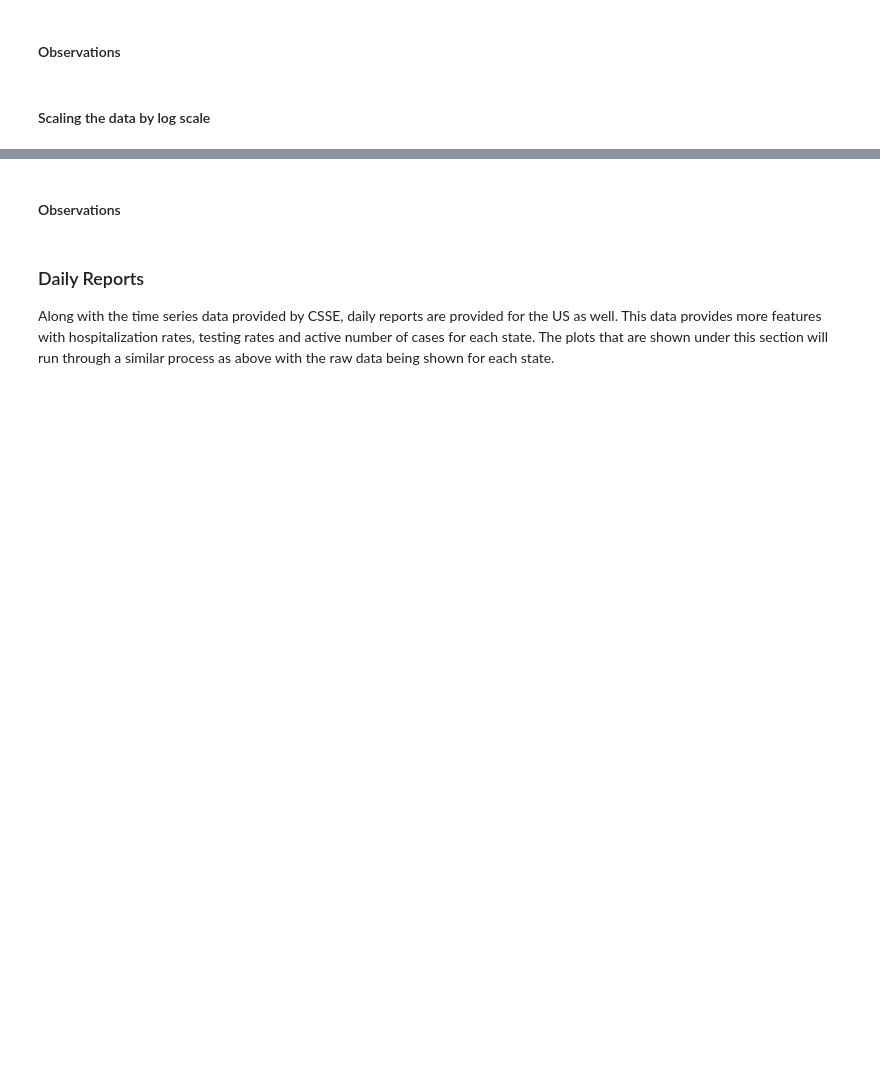
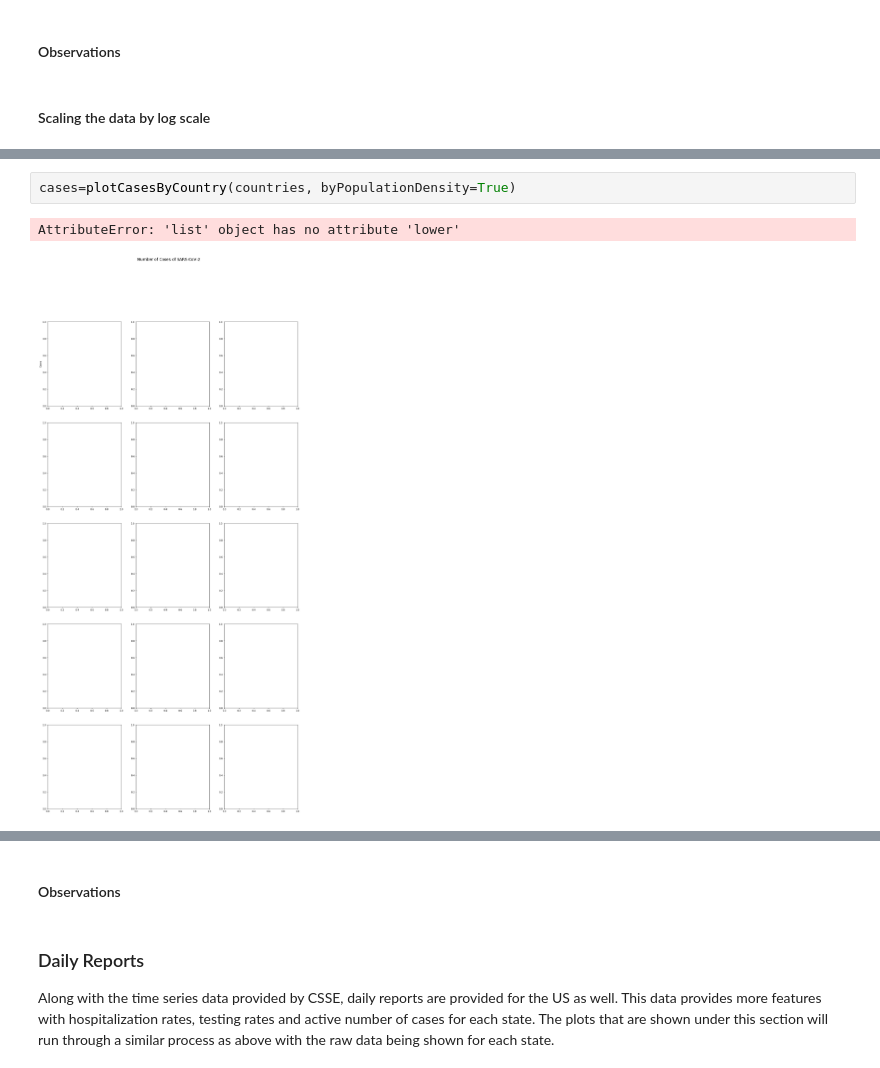
Before and after one commit to kleiaLaRoe/projects, a Jupyter notebook: python/patternRecognition/COVID19/COVID19Data.ipynb, the cells around one changed output, grey strips where cells are left out. Saved outputs shown, nothing was run; the diff lists cells and outputs as text; blank space fills up the shorter version.

```diff
--- a/python/patternRecognition/COVID19/COVID19Data.ipynb
+++ b/python/patternRecognition/COVID19/COVID19Data.ipynb
@@ -502 +503,6 @@ plotCasesByCountry(countries, logScale=True)
+# %%
+cases=plotCasesByCountry(countries, byPopulationDensity=True)
+# %% [output]
+AttributeError: 'list' object has no attribute 'lower'
+[figure, added]
 # %%
```
Also changed, not shown: parts of 17 cells of this notebook.
